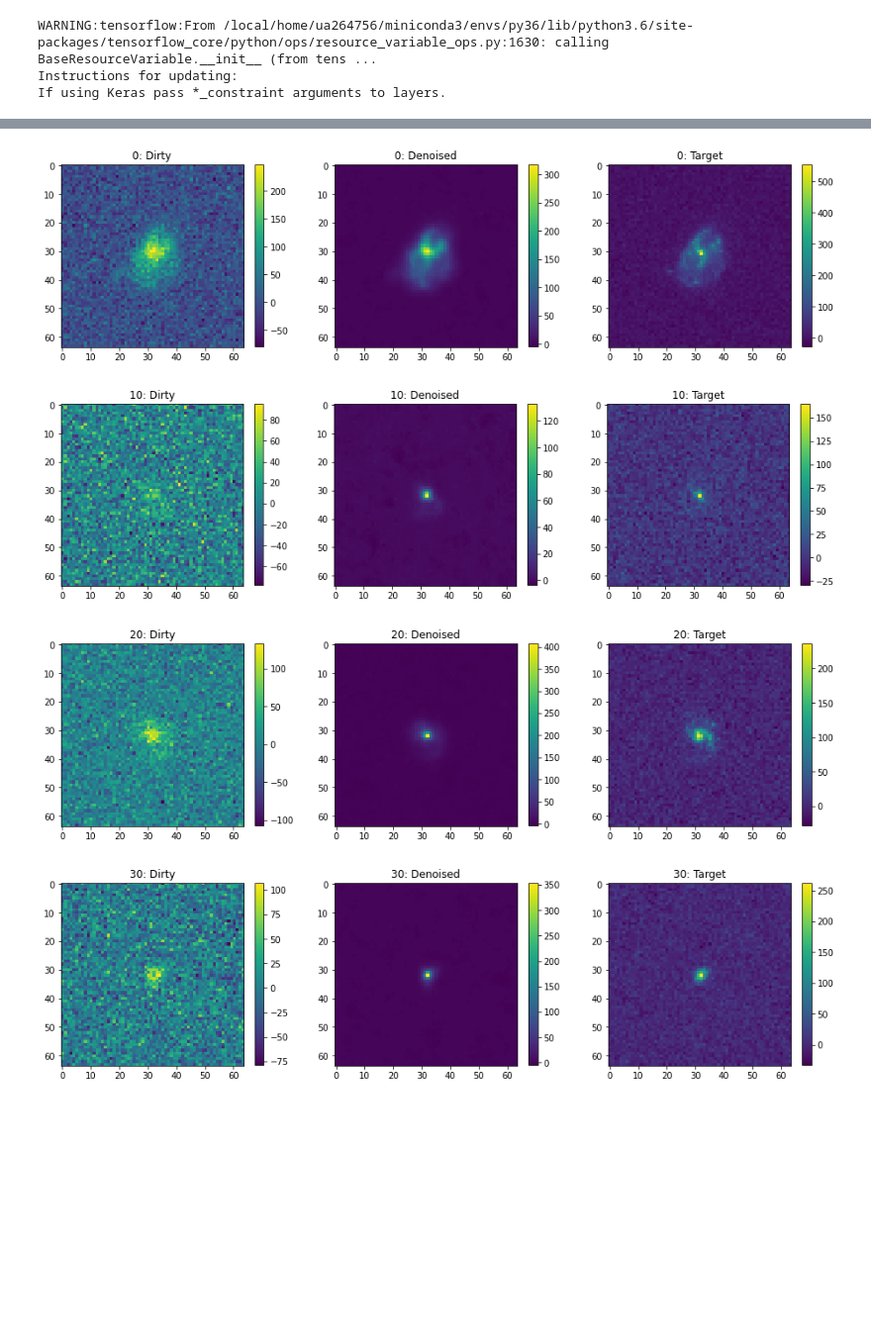
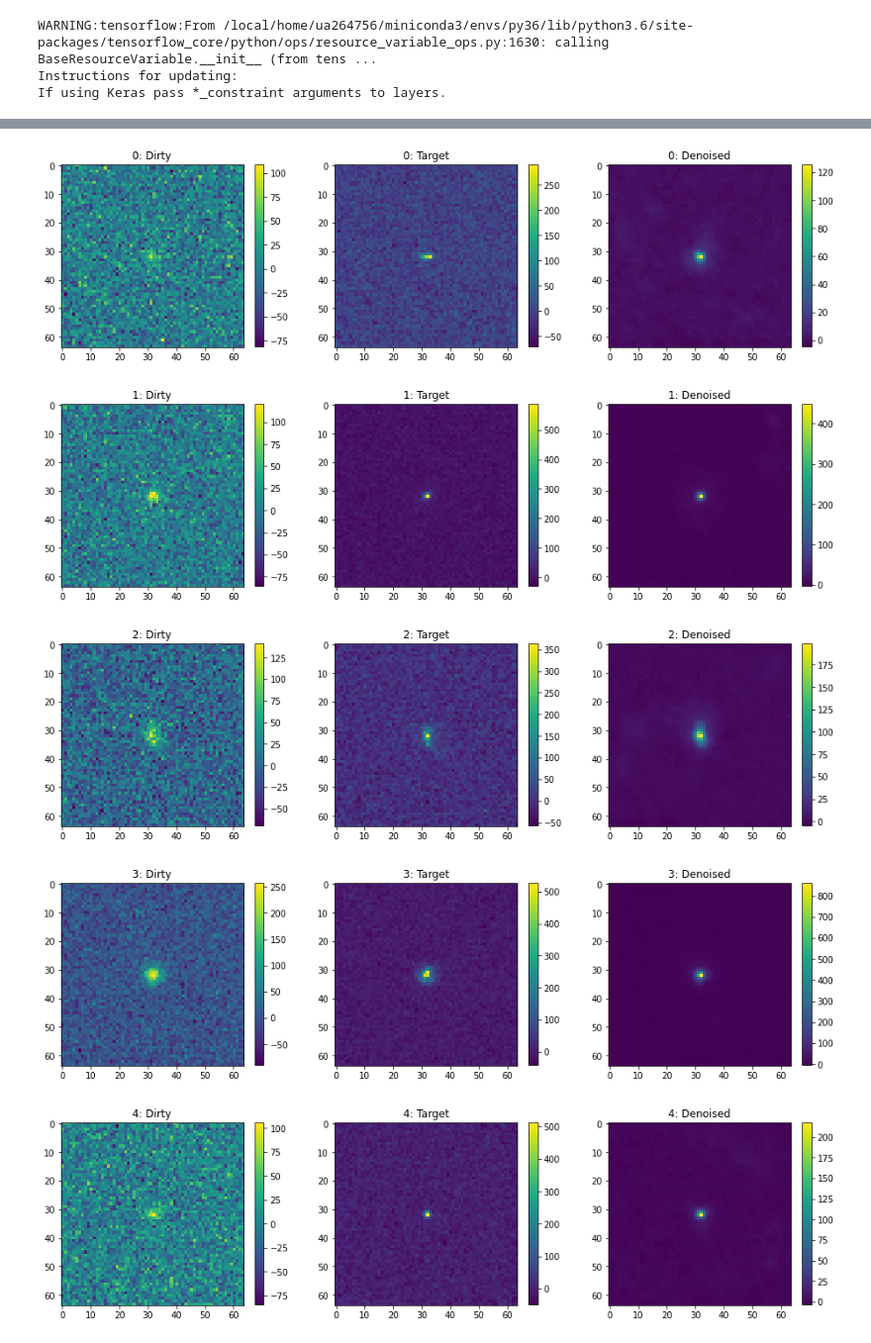
Before and after one commit to utsav-akhaury/PnP-ADMM, a Jupyter notebook: UNet_Denoiser/UNet_train.ipynb, the cells around one changed output, grey strips where cells are left out. Shown at 99% size. Cells and saved outputs as stored; diff of their text form; code cells hidden in the pictures; blank space fills up the shorter version.

```diff
--- a/UNet_Denoiser/UNet_train.ipynb
+++ b/UNet_Denoiser/UNet_train.ipynb
@@ -255,26 +256,27 @@ res_np = tf.keras.backend.eval(res).squeeze(axis=-1)
 # %%
 # Look at a few results
 
 def compare_vis(index):
     fig = plt.figure(figsize=(16,16))
     plt.subplot(131)
     plt.imshow(batch[0][index].squeeze(axis=-1))
     plt.title('{}: Dirty'.format(index))
     plt.colorbar(shrink=0.24)
     plt.subplot(132)
+    plt.imshow(batch[1][index].squeeze(axis=-1))
+    plt.title('{}: Target'.format(index))
+    plt.colorbar(shrink=0.24)
+    plt.subplot(133)
     plt.imshow(res_np[index])
     plt.title('{}: Denoised'.format(index))
     plt.colorbar(shrink=0.24)
-    plt.subplot(133)
-    plt.imshow(batch[1][index].squeeze(axis=-1))
-    plt.title('{}: Target'.format(index))
-    plt.colorbar(shrink=0.24)
     plt.show(fig)
 
-for i in range(0, n_batch, 10):
+for i in range(n_batch):
     compare_vis(i)
 # %% [output]
-[figure, old version]
+[figure, new version]
-[figure, old version]
+[figure, new version]
-[figure, old version]
+[figure, new version]
-[figure, old version]
+[figure, new version]
+[figure, added]
```
Also changed, not shown: parts of 4 cells of this notebook, 1 other file.
